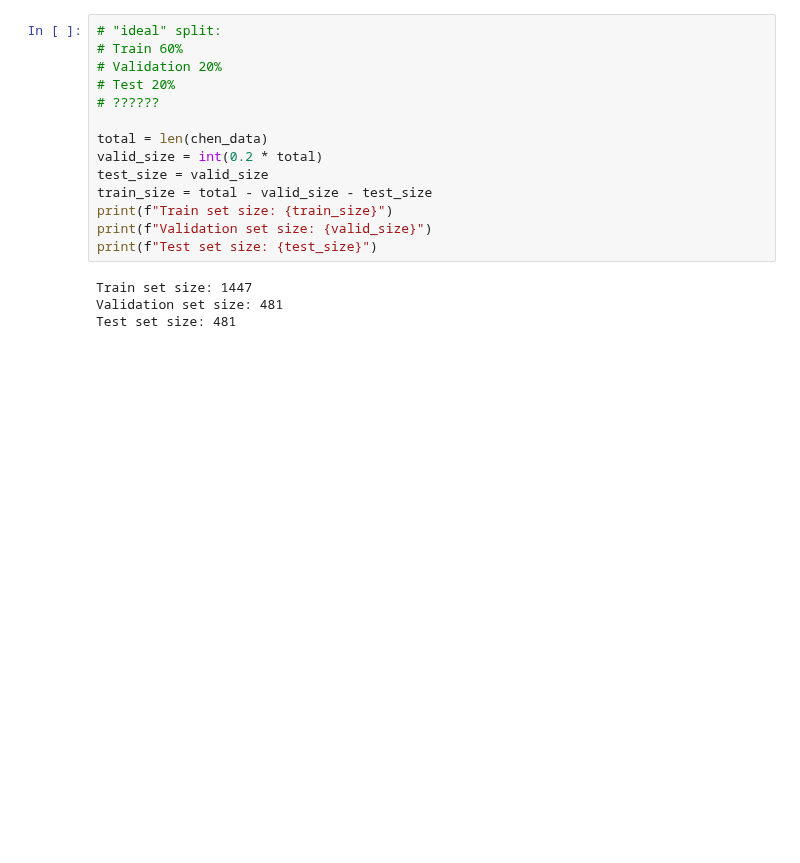
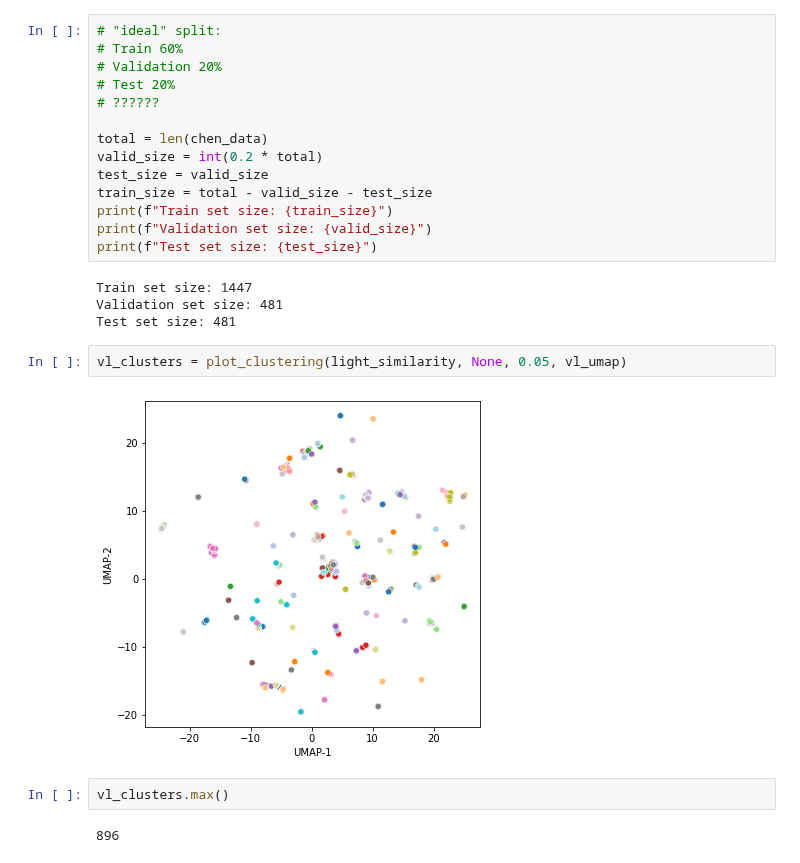
Before and after one commit to kvetab/di-pred, a Jupyter notebook: notebooks/data_processing/07-data-split.ipynb, the cells around one changed output. Drawn from its saved outputs; the diff is of its cells as text; blank space fills up the shorter version.

```diff
--- a/notebooks/data_processing/07-data-split.ipynb
+++ b/notebooks/data_processing/07-data-split.ipynb
@@ -203,3 +211,11 @@ print(f"Test set size: {test_size}")
 Train set size: 1447
 Validation set size: 481
 Test set size: 481
+# %%
+vl_clusters = plot_clustering(light_similarity, None, 0.05, vl_umap)
+# %% [output]
+[figure, added]
+# %%
+vl_clusters.max()
+# %% [output]
+896
```
Also changed, not shown: parts of 9 cells of this notebook, 2 other files.
